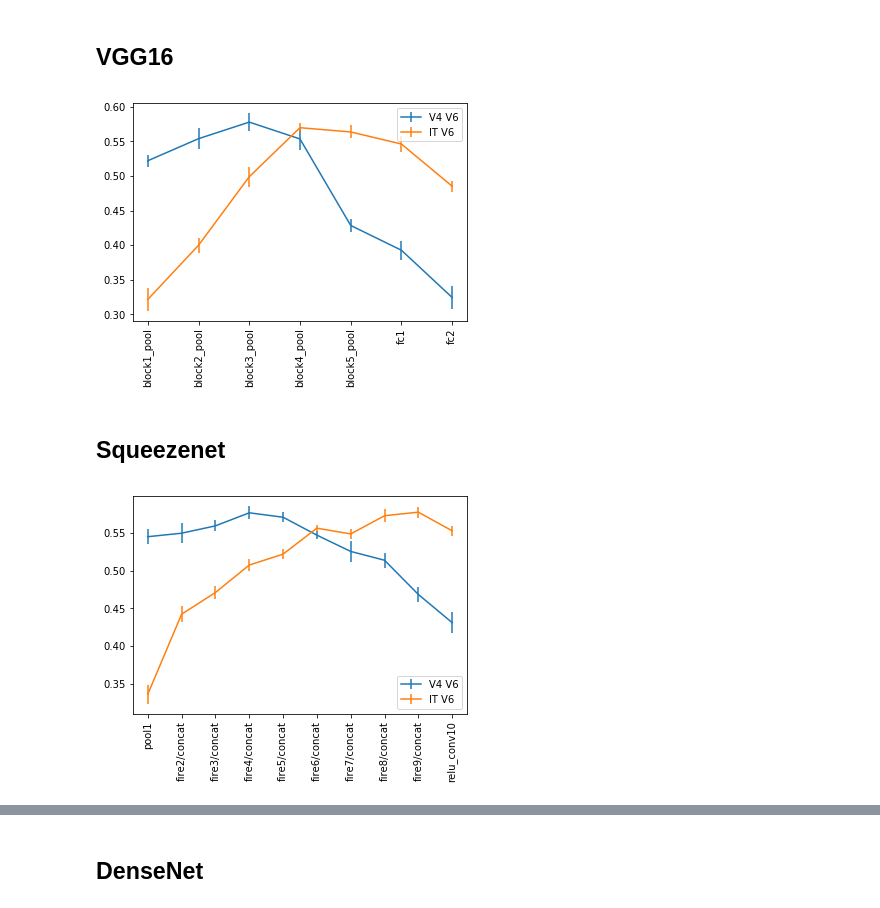
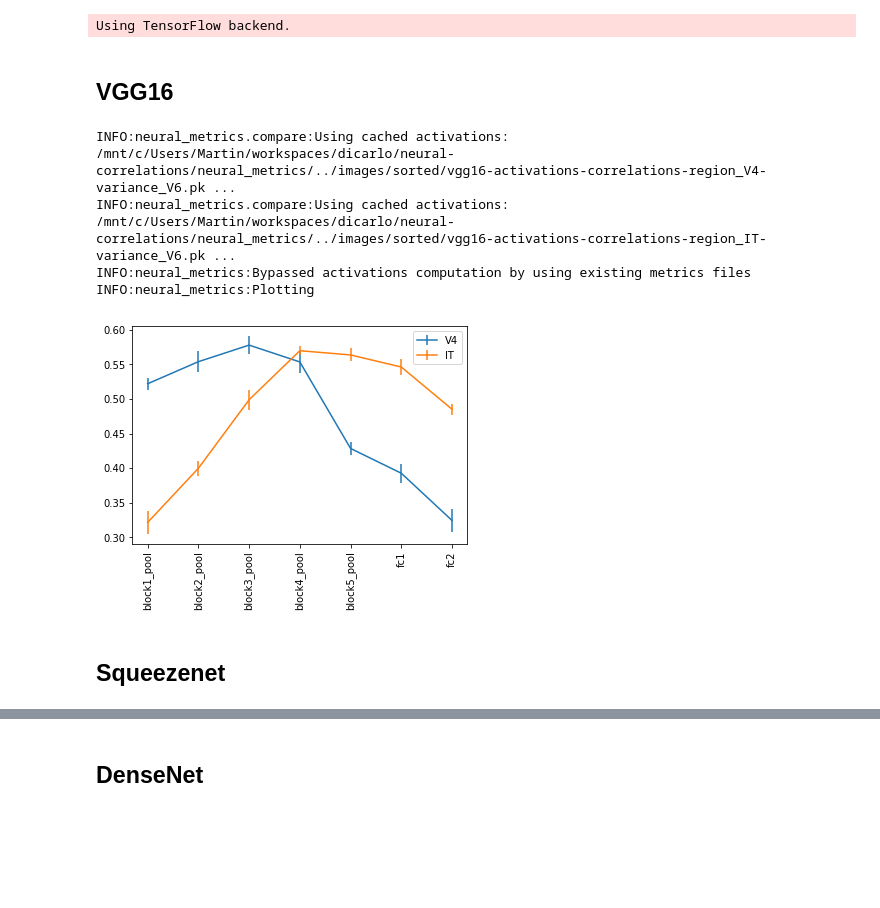
Before and after one commit to mschrimpf/neural-nlp, a Jupyter notebook: results/models_neuralfit.ipynb, the cells around one changed output, grey strips where cells are left out. Drawn from its saved outputs; the diff is of its cells as text; code cells hidden in the pictures; blank space fills up the shorter version.

Commit message:
move run function to __init__; allow weights specification; use cached metrics

```diff
--- a/results/models_neuralfit.ipynb
+++ b/results/models_neuralfit.ipynb
@@ -5,15 +1,23 @@ from neural_metrics.plot import plot_layer_correlations
+# %%
+% matplotlib inline
+
+import logging
+import sys
+
+from neural_metrics import run
+
+logging.basicConfig(stream=sys.stdout, level=logging.getLevelName("INFO"))
+# %% [output]
+Using TensorFlow backend.
 # %% [markdown]
 ## VGG16
-# %%
-plot_layer_correlations(['images/sorted/vgg16-activations-correlations-region_V4-variance_V6.pkl',
-                        'images/sorted/vgg16-activations-correlations-region_IT-variance_V6.pkl'])
-# %% [output]
-[figure, removed]
+# %%
+run(model='vgg16', layers=['block1_pool', 'block2_pool', 'block3_pool', 'block4_pool', 'block5_pool', 'fc1', 'fc2'])
+# %% [output]
+INFO:neural_metrics.compare:Using cached activations: /mnt/c/Users/Martin/workspaces/dicarlo/neural-correlations/neural_metrics/../images/sorted/vgg16-activations-correlations-region_V4-variance_V6.pk ...
+INFO:neural_metrics.compare:Using cached activations: /mnt/c/Users/Martin/workspaces/dicarlo/neural-correlations/neural_metrics/../images/sorted/vgg16-activations-correlations-region_IT-variance_V6.pk ...
+INFO:neural_metrics:Bypassed activations computation by using existing metrics files
+INFO:neural_metrics:Plotting
+[figure, added]
 # %% [markdown]
 ## Squeezenet
-# %%
-plot_layer_correlations(['images/sorted/squeezenet-activations-correlations-region_V4-variance_V6.pkl',
-                        'images/sorted/squeezenet-activations-correlations-region_IT-variance_V6.pkl'],
-                        reverse=True)
-# %% [output]
-[figure, removed]
```
Also changed, not shown: parts of 8 cells of this notebook, 3 other files.
